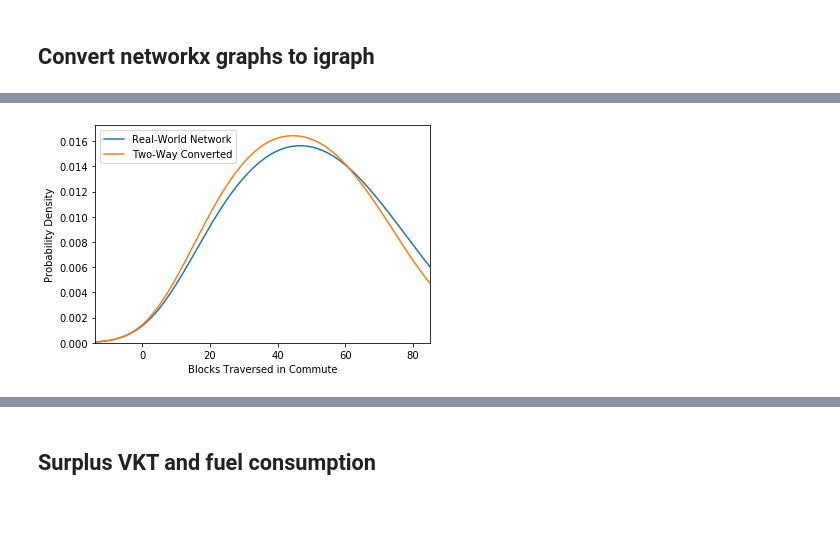
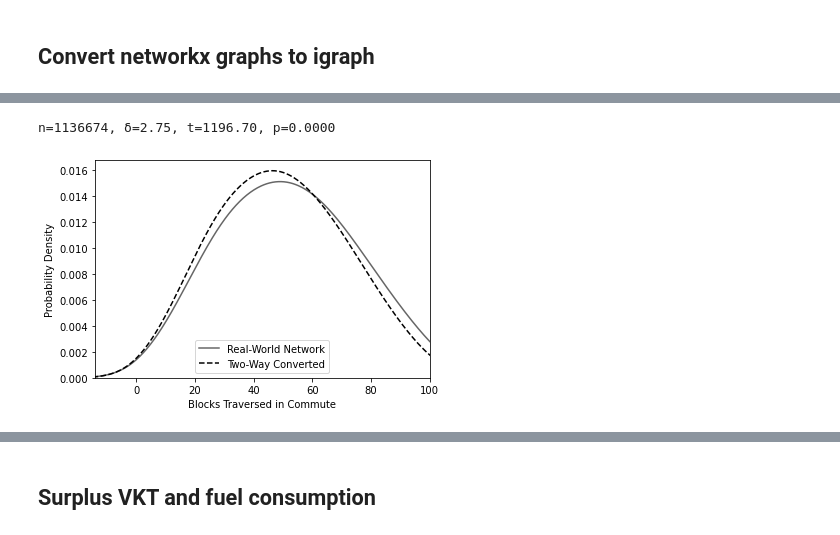
Before and after one commit to gboeing/two-way-conversions, a Jupyter notebook: analysis/04-test-network-routing-random.ipynb, the cells around one changed output, grey strips where cells are left out. Cells and saved outputs as stored; diff of their text form; code cells hidden in the pictures.

```diff
--- a/analysis/04-test-network-routing-random.ipynb
+++ b/analysis/04-test-network-routing-random.ipynb
@@ -19,6 +21,6 @@ simulate_all_trips = True
 # %%
 %%time
 # load the networks
-G_dir = ox.load_graphml('data/network/sf-directed-no-fwy.graphml', folder='.')
-G_undir = ox.load_graphml('data/network/sf-undirected-no-fwy.graphml', folder='.')
+G_dir = ox.load_graphml('data/network/sf-directed-no-fwy.graphml')
+G_undir = ox.load_graphml('data/network/sf-undirected-no-fwy.graphml')
 # %% [output]
@@ -122,4 +119,0 @@ def network_distance(row, G_ig, nodeid_to_osmid, weight=None):
-# %%
-%%time
-# for the real-world directed graph
-od_dir['network_distance_e'] = od_dir.apply(network_distance, axis=1, G_ig=G_dir_ig, nodeid_to_osmid=G_dir_nodeid_to_osmid)
@@ -128,4 +119,0 @@ Wall time: 21min 34s
-# %%
-%%time
-# for the bidirectional undirected graph
-od_undir['network_distance_e'] = od_undir.apply(network_distance, axis=1, G_ig=G_undir_ig, nodeid_to_osmid=G_undir_nodeid_to_osmid)
@@ -160,13 +205,22 @@ Name: network_distance_e, dtype: float64
+# %%
+# are the average blocks-traveled per trip significantly different?
+a = od_dir['edges_traversed']
+b = od_undir['edges_traversed']
+diff = a.mean() - b.mean()
+t, p = ttest_rel(a=a, b=b, alternative='greater', nan_policy='omit')
+print('n={:}, δ={:0.2f}, t={:0.2f}, p={:0.4f}'.format(len(a), diff, t, p))
+# %% [output]
+n=1136674, δ=2.75, t=1196.70, p=0.0000
 # %%
 bw = 0.4
 lw = 1.5
-ax = (blocks_dir).plot.kde(label='Real-World Network', lw=lw, bw_method=bw)
-ax = (blocks_undir).plot.kde(ax=ax, label='Two-Way Converted', lw=lw, bw_method=bw)
+ax = a.plot.kde(label='Real-World Network', lw=lw, c='#666666', bw_method=bw)
+ax = b.plot.kde(ax=ax, label='Two-Way Converted', lw=lw, c='k', ls='--', bw_method=bw)
 ax.set_ylim(bottom=0)
-ax.set_xlim(left=-14, right=85)
+ax.set_xlim(left=-14, right=100)
 ax.set_xlabel('Blocks Traversed in Commute')
 ax.set_ylabel('Probability Density')
 plt.legend()
 plt.show()
 # %% [output]
-[figure, old version]
+[figure, new version]
```
Also changed, not shown: parts of 48 cells of this notebook.
